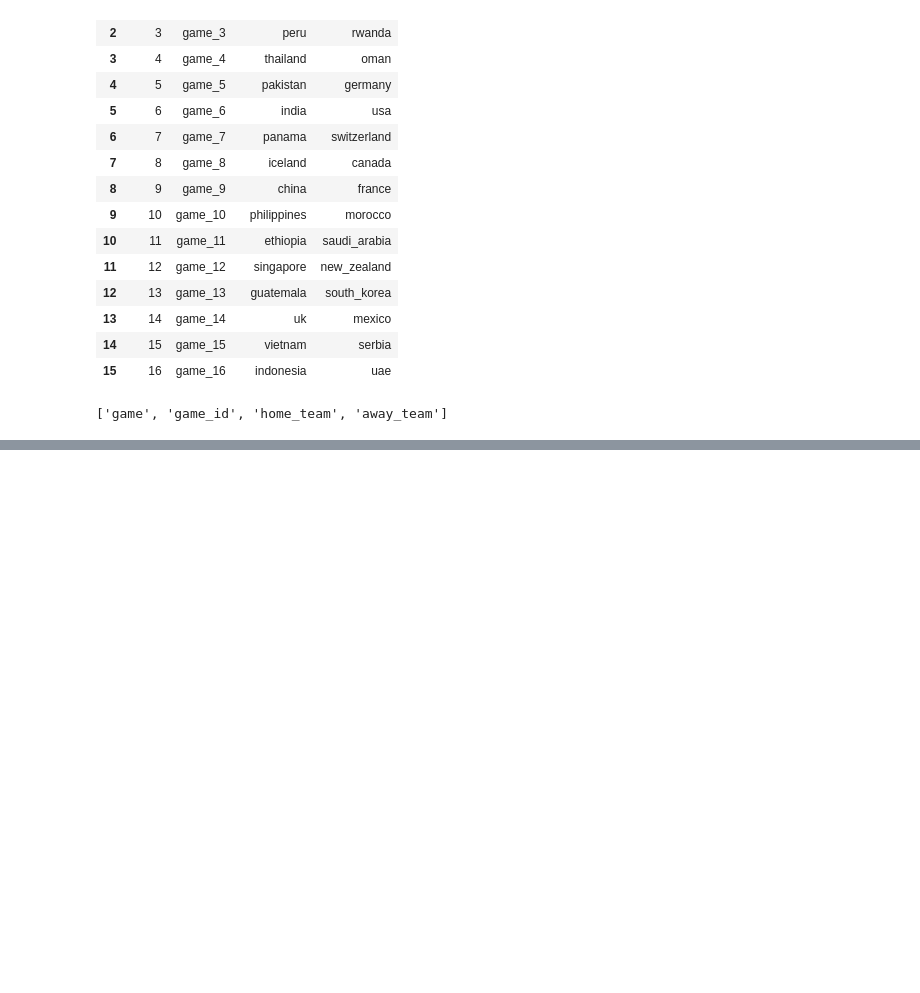
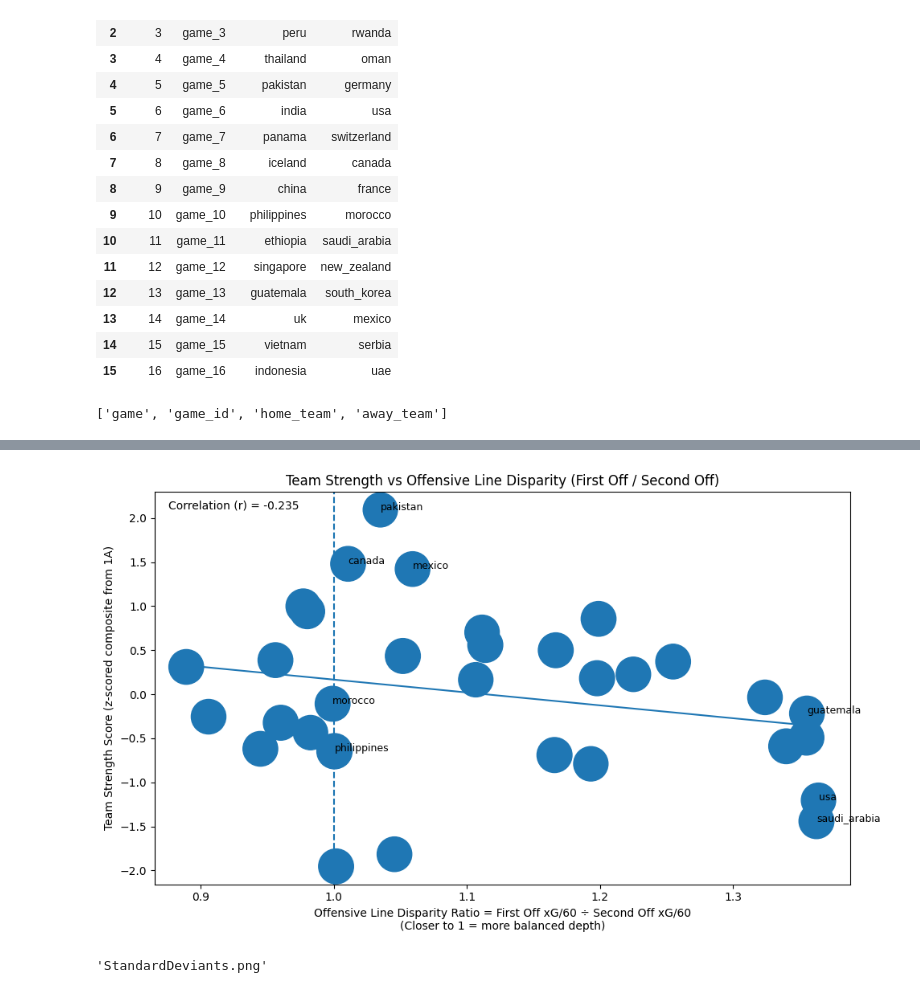
Before and after one commit to Krishnapabbu17/Wharton-DS-Project, a Jupyter notebook: notebooks/01_eda.ipynb, the cells around one changed output, grey strips where cells are left out. Drawn from its saved outputs; the diff is of its cells as text; code cells hidden in the pictures; blank space fills up the shorter version.

```diff
--- a/notebooks/01_eda.ipynb
+++ b/notebooks/01_eda.ipynb
@@ -302,0 +544,79 @@ drive.mount('/content/drive')
+# %%
+import numpy as np
+import pandas as pd
+import matplotlib.pyplot as plt
+
+# --- 1) Merge Part 1A + 1B results ---
+viz = (
+    team_table[["team", "strength_score", "xg_diff", "goal_diff", "win_pct"]]
+    .merge(
+        piv_filtered[["team", "disparity_ratio", "first_off_xg60", "second_off_xg60", "off_toi_min"]],
+        on="team",
+        how="inner"
+    )
+    .dropna(subset=["strength_score", "disparity_ratio"])
+    .copy()
+)
+
+# --- 2) Compute correlation (simple, interpretable) ---
+corr = np.corrcoef(viz["disparity_ratio"], viz["strength_score"])[0, 1]
+
+# --- 3) Fit a simple trend line (least squares) ---
+x = viz["disparity_ratio"].values
+y = viz["strength_score"].values
+m, b = np.polyfit(x, y, 1)  # y = m*x + b
+
+# --- 4) Choose a few teams to label (keeps plot readable) ---
+# Label: top 3 strongest, top 3 disparity, and 2 most balanced (closest to 1)
+label_teams = set()
+
+label_teams.update(viz.nlargest(3, "strength_score")["team"].tolist())
+label_teams.update(viz.nlargest(3, "disparity_ratio")["team"].tolist())
+viz["abs_balance"] = (viz["disparity_ratio"] - 1).abs()
+label_teams.update(viz.nsmallest(2, "abs_balance")["team"].tolist())
+
+# --- 5) Make the plot ---
+plt.figure(figsize=(10, 6))
+
+# Bubble size optional: scale by offensive TOI so more reliable teams appear slightly larger
+# (If you don’t want bubbles, replace s=... with a constant like s=40)
+sizes = 30 + 2 * np.sqrt(viz["off_toi_min"].values)
+
+plt.scatter(viz["disparity_ratio"], viz["strength_score"], s=sizes)
+
+# Trend line
+x_line = np.linspace(viz["disparity_ratio"].min(), viz["disparity_ratio"].max(), 200)
+y_line = m * x_line + b
+plt.plot(x_line, y_line)
+
+# Reference line at disparity=1 (balanced lines)
+plt.axvline(1.0, linestyle="--")
+
+# Titles / labels / caption text
+plt.title("Team Strength vs Offensive Line Disparity (First Off / Second Off)")
+plt.xlabel("Offensive Line Disparity Ratio = First Off xG/60 ÷ Second Off xG/60\n(Closer to 1 = more balanced depth)")
+plt.ylabel("Team Strength Score (z-scored composite from 1A)")
+
+# Put correlation in the corner
+plt.text(
+    0.02, 0.98,
+    f"Correlation (r) = {corr:.3f}",
+    transform=plt.gca().transAxes,
+    verticalalignment="top"
+)
+
+# Label selected teams
+for _, r in viz[viz["team"].isin(label_teams)].iterrows():
+    plt.text(r["disparity_ratio"], r["strength_score"], str(r["team"]), fontsize=9)
+
+plt.tight_layout()
+
+# --- 6) Save as PNG (title with your team name, no spaces) ---
+out_name = "StandardDeviants.png"  # IMPORTANT: no spaces, per instructions
+plt.savefig(out_name, dpi=200)
+plt.show()
+
+out_name
+# %% [output]
+[figure, added]
+'StandardDeviants.png'
```
Also changed, not shown: parts of 8 cells of this notebook.
